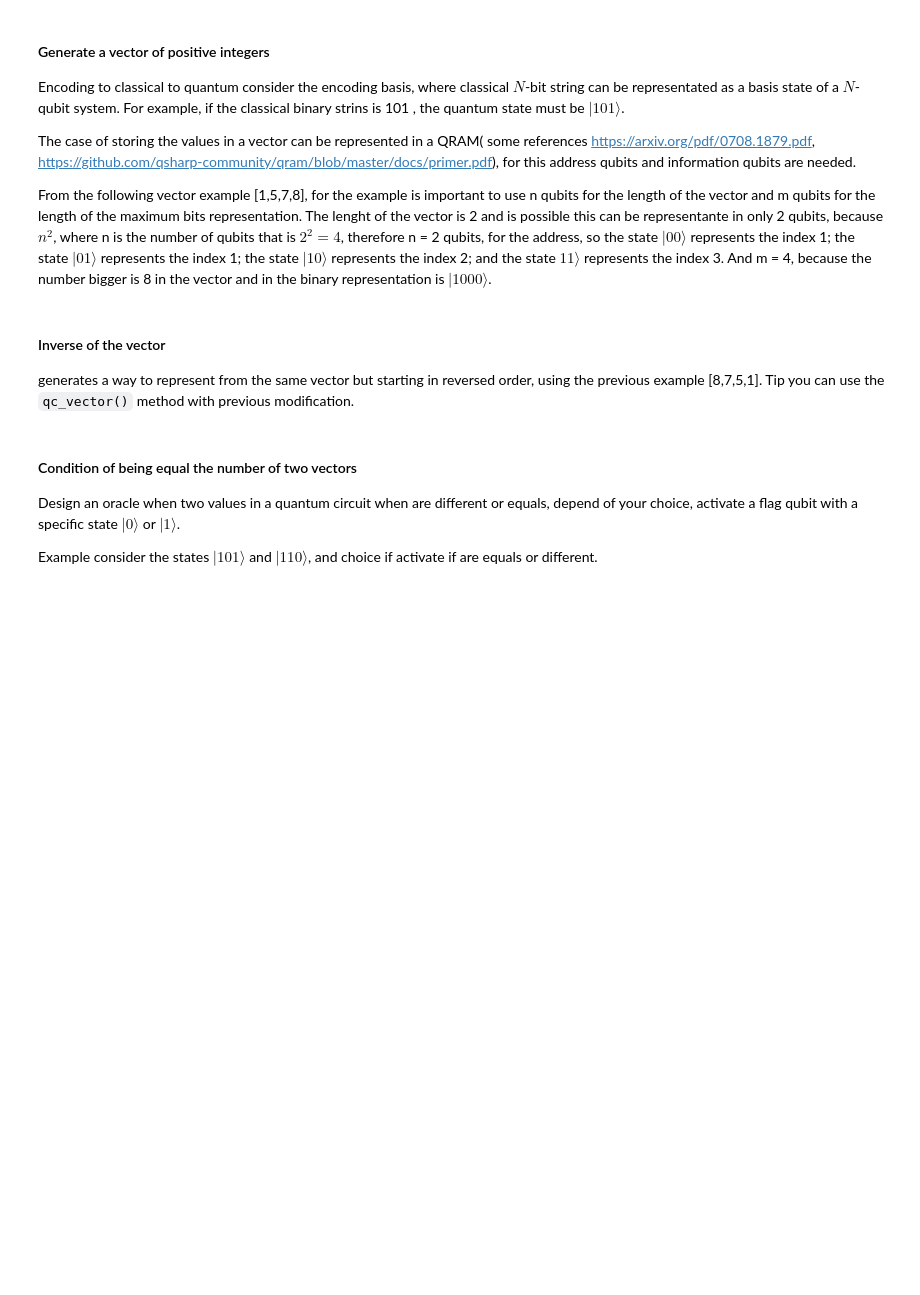
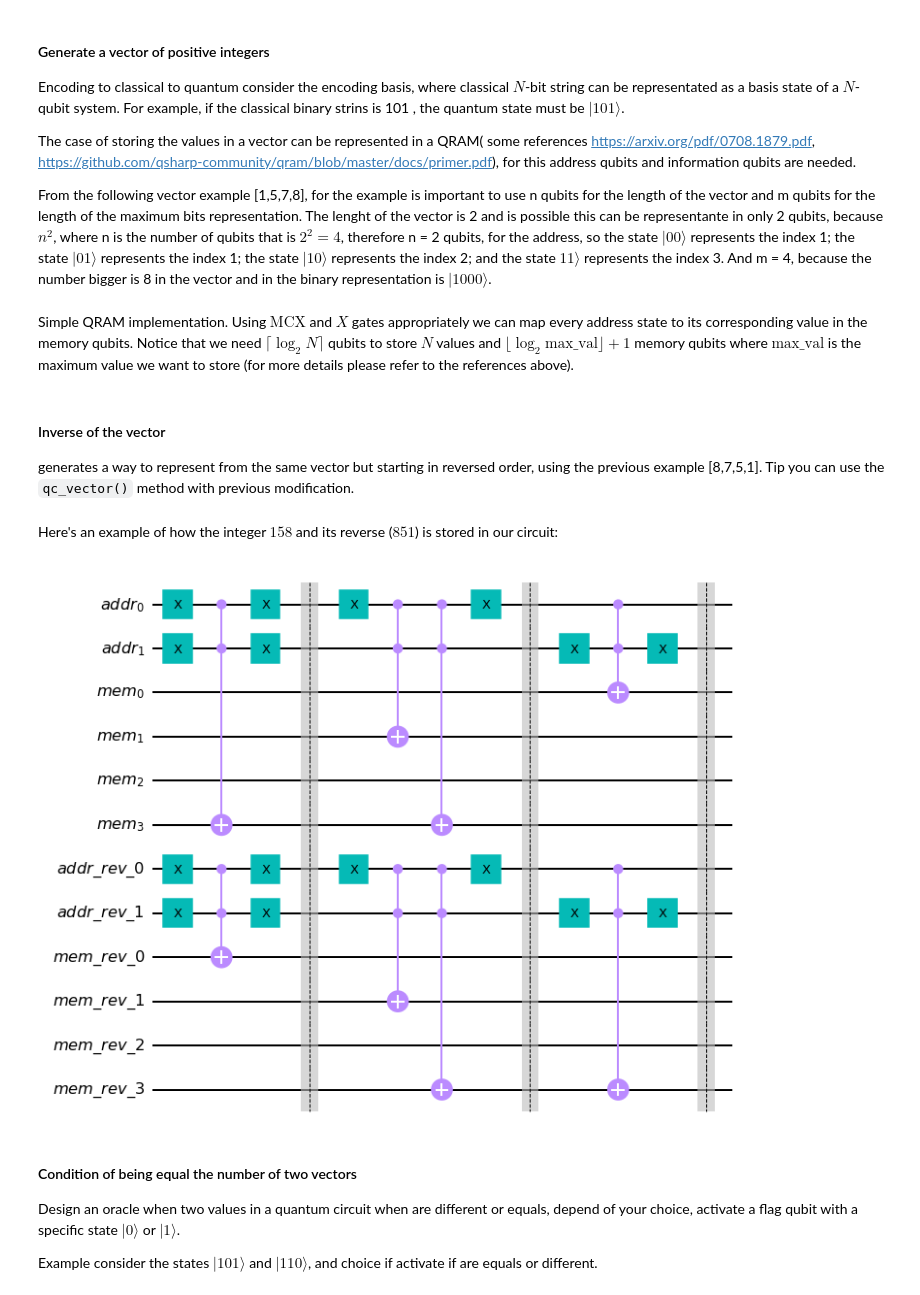
Before and after one commit to qosf/monthly-challenges, a Jupyter notebook: challenge-2022.07-jul/giorgosgiapis/challenge-2022.07-jul.ipynb, the cells around one changed output. Drawn from its saved outputs; the diff is of its cells as text; code cells hidden in the pictures; blank space fills up the shorter version.

```diff
--- a/challenge-2022.07-jul/giorgosgiapis/challenge-2022.07-jul.ipynb
+++ b/challenge-2022.07-jul/giorgosgiapis/challenge-2022.07-jul.ipynb
@@ -119,6 +119,8 @@ import matplotlib.pyplot as plt
 from qiskit import QuantumRegister, ClassicalRegister, QuantumCircuit
 from qiskit.quantum_info import Statevector
 from qiskit import Aer, execute
+# %% [markdown]
+Simple QRAM implementation. Using $\text{MCX}$ and $X$ gates appropriately we can map every address state to its corresponding value in the memory qubits. Notice that we need $\lceil \log_2 N\rceil$ qubits to store $N$ values and $\lfloor \log_2 \text{max_val}\rfloor + 1$ memory qubits where $\text{max_val}$ is the maximum value we want to store (for more details please refer to the references above).
 # %%
 """
 Method to generate the vector in a quantum circuit,
@@ -179,6 +181,15 @@ def qc_vector_reverse(input_vector, qc = None):
         input_vector = [int(digit) for digit in str(input_vector)]
     input_vector = input_vector[::-1]
     return qc_vector(input_vector, rev = True, qc = qc)
+# %% [markdown]
+Here's an example of how the integer $158$ and its reverse ($851$) is stored in our circuit:
+# %%
+ram_example, _, _ = qc_vector(158)
+ram_example, _, _ = qc_vector_reverse(158, qc = ram_example) # we use qc = ram_example to denote that both the original
+                                                       # integer and its inverse will be stored on the same circuit
+ram_example.draw(output='mpl')
+# %% [output]
+[figure, added]
 # %% [markdown]
 #### Condition of being equal the number of two vectors
 
```
Also changed, not shown: parts of 7 cells of this notebook.
